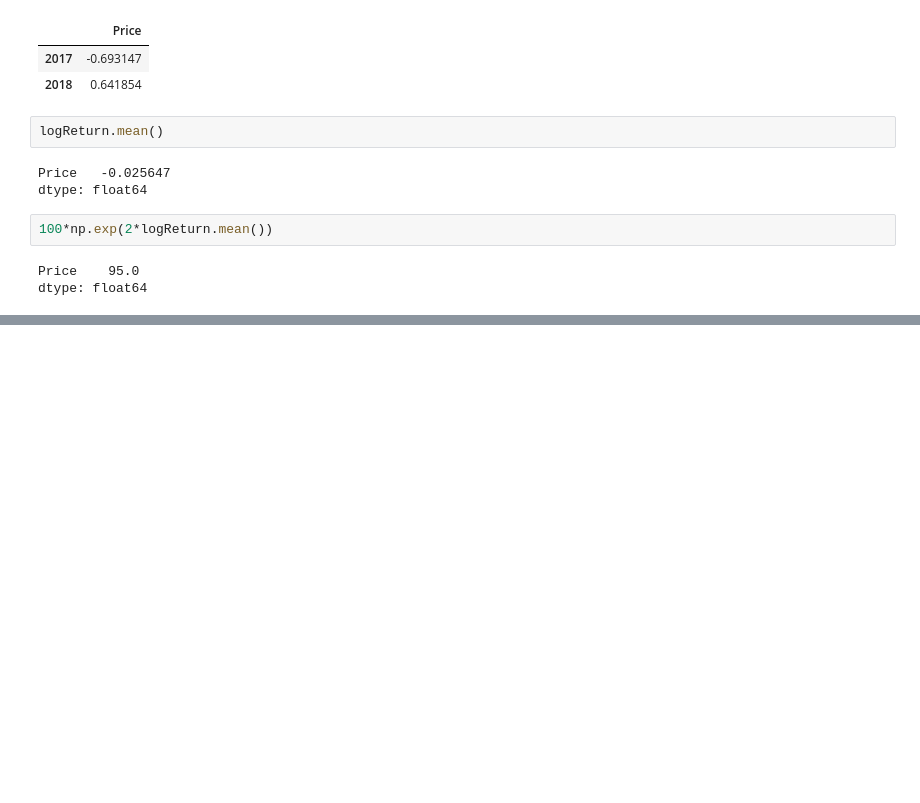
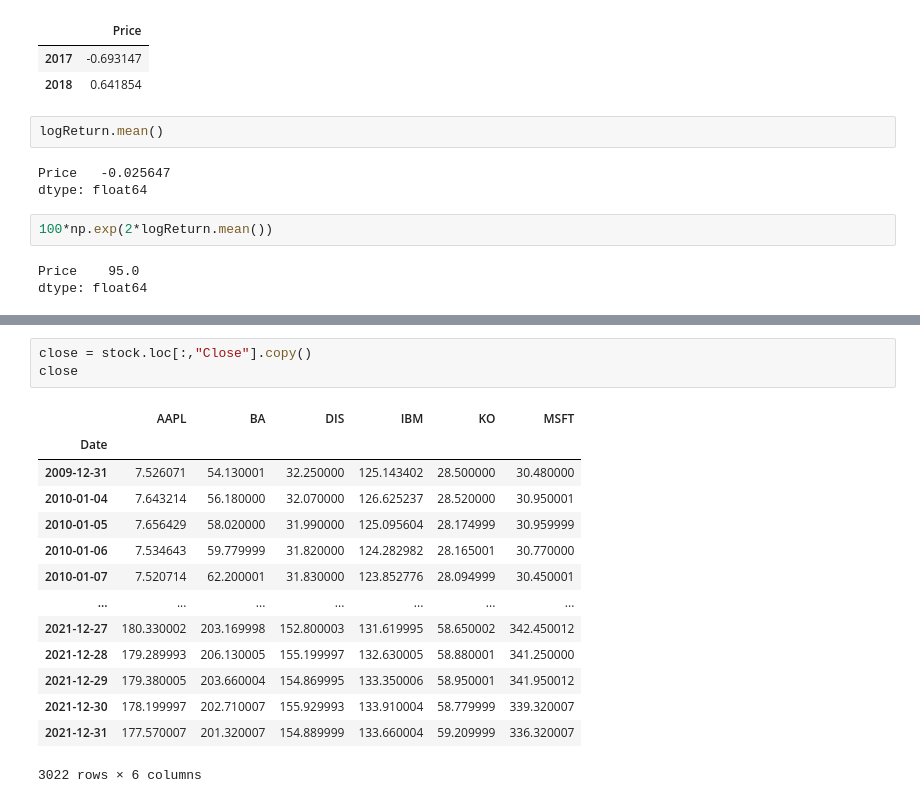
Before and after one commit to amarendra-singh/FinancePython, a Jupyter notebook: yFinance.ipynb, the cells around one changed output, grey strips where cells are left out. Saved outputs shown, nothing was run; the diff lists cells and outputs as text; blank space fills up the shorter version.

```diff
--- a/yFinance.ipynb
+++ b/yFinance.ipynb
@@ -355,0 +377,18 @@ dtype: float64
+# %%
+close = stock.loc[:,"Close"].copy()
+close
+# %% [output]
+|  | AAPL | BA | DIS | IBM | KO | MSFT |
+| Date |  |  |  |  |  |  |
+| 2009-12-31 | 7.526071 | 54.130001 | 32.250000 | 125.143402 | 28.500000 | 30.480000 |
+| 2010-01-04 | 7.643214 | 56.180000 | 32.070000 | 126.625237 | 28.520000 | 30.950001 |
+| 2010-01-05 | 7.656429 | 58.020000 | 31.990000 | 125.095604 | 28.174999 | 30.959999 |
+| 2010-01-06 | 7.534643 | 59.779999 | 31.820000 | 124.282982 | 28.165001 | 30.770000 |
+| 2010-01-07 | 7.520714 | 62.200001 | 31.830000 | 123.852776 | 28.094999 | 30.450001 |
+| ... | ... | ... | ... | ... | ... | ... |
+| 2021-12-27 | 180.330002 | 203.169998 | 152.800003 | 131.619995 | 58.650002 | 342.450012 |
+| 2021-12-28 | 179.289993 | 206.130005 | 155.199997 | 132.630005 | 58.880001 | 341.250000 |
+| 2021-12-29 | 179.380005 | 203.660004 | 154.869995 | 133.350006 | 58.950001 | 341.950012 |
+| 2021-12-30 | 178.199997 | 202.710007 | 155.929993 | 133.910004 | 58.779999 | 339.320007 |
+| 2021-12-31 | 177.570007 | 201.320007 | 154.889999 | 133.660004 | 59.209999 | 336.320007 |
+3022 rows × 6 columns
```
Also changed, not shown: parts of 8 cells of this notebook, 1 other file.
